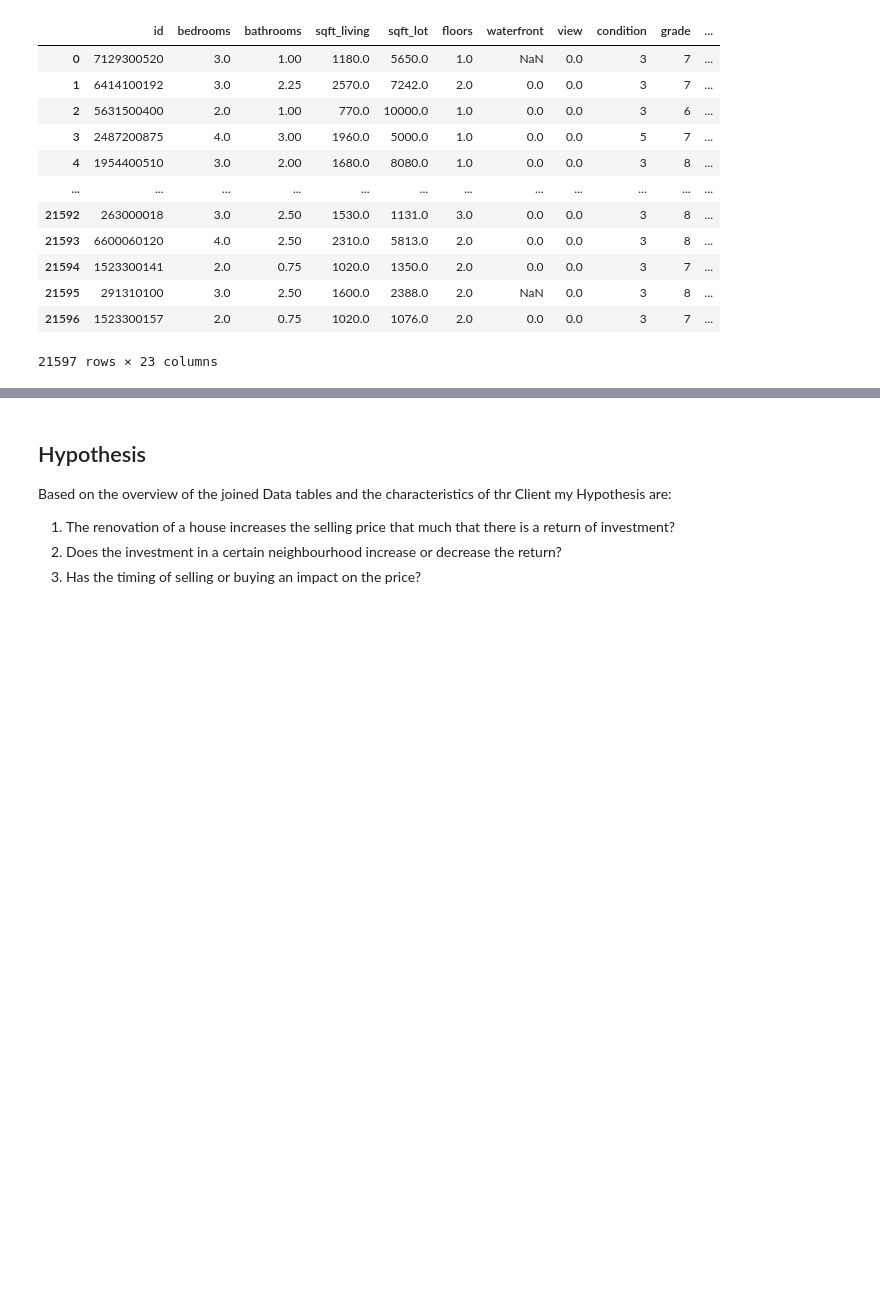
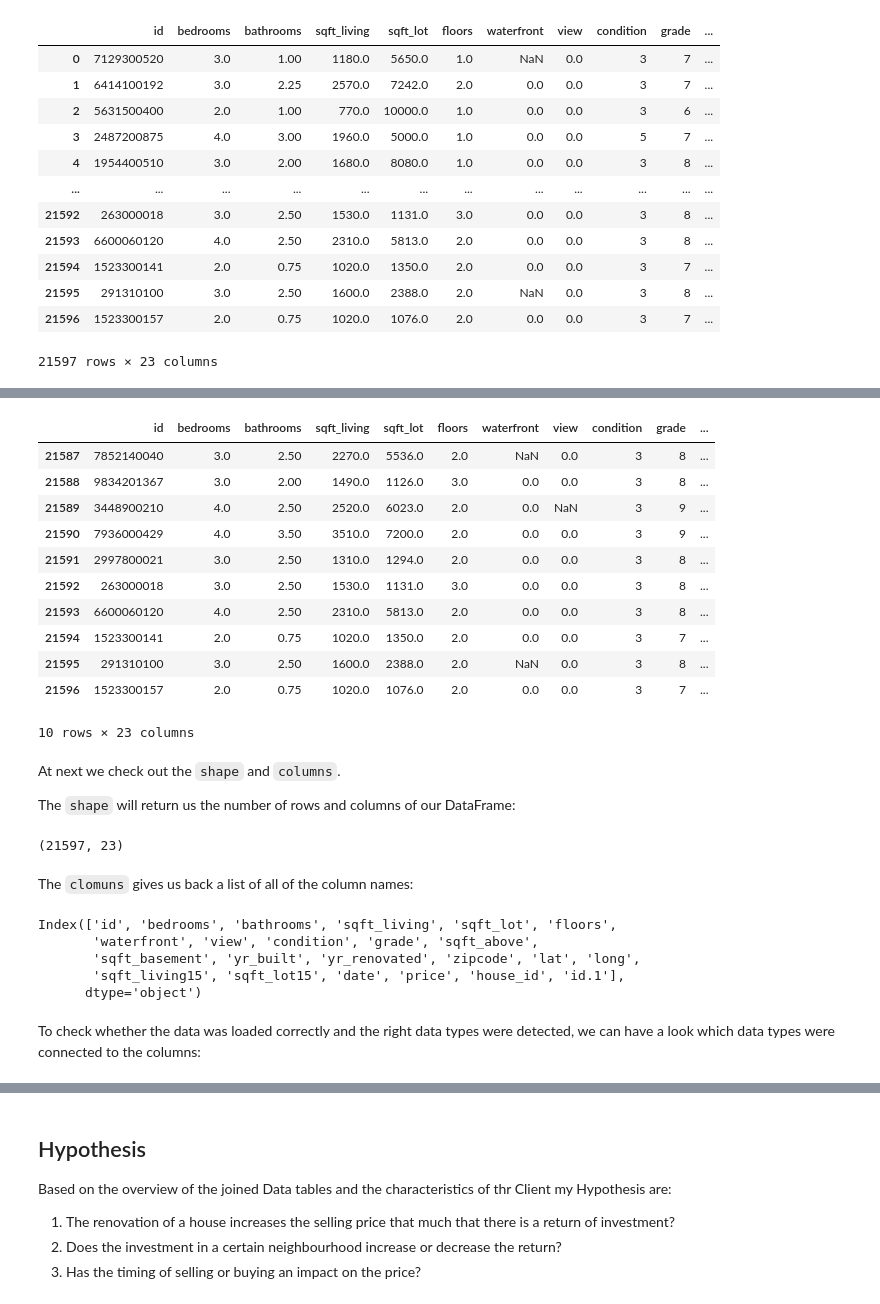
Before and after one commit to S3B3C/EDA-project_Housing, a Jupyter notebook: EDA.ipynb, the cells around one changed output, grey strips where cells are left out. Drawn from its saved outputs; the diff is of its cells as text; code cells hidden in the pictures; blank space fills up the shorter version.

```diff
--- a/EDA.ipynb
+++ b/EDA.ipynb
@@ -137,0 +161,35 @@ Get overviwe of data by examining usuals suspects
+# %%
+df2.tail(10)
+# %% [output]
+|  | id | bedrooms | bathrooms | sqft_living | sqft_lot | floors | waterfront | view | condition | grade | ... |
+| 21587 | 7852140040 | 3.0 | 2.50 | 2270.0 | 5536.0 | 2.0 | NaN | 0.0 | 3 | 8 | ... |
+| 21588 | 9834201367 | 3.0 | 2.00 | 1490.0 | 1126.0 | 3.0 | 0.0 | 0.0 | 3 | 8 | ... |
+| 21589 | 3448900210 | 4.0 | 2.50 | 2520.0 | 6023.0 | 2.0 | 0.0 | NaN | 3 | 9 | ... |
+| 21590 | 7936000429 | 4.0 | 3.50 | 3510.0 | 7200.0 | 2.0 | 0.0 | 0.0 | 3 | 9 | ... |
+| 21591 | 2997800021 | 3.0 | 2.50 | 1310.0 | 1294.0 | 2.0 | 0.0 | 0.0 | 3 | 8 | ... |
+| 21592 | 263000018 | 3.0 | 2.50 | 1530.0 | 1131.0 | 3.0 | 0.0 | 0.0 | 3 | 8 | ... |
+| 21593 | 6600060120 | 4.0 | 2.50 | 2310.0 | 5813.0 | 2.0 | 0.0 | 0.0 | 3 | 8 | ... |
+| 21594 | 1523300141 | 2.0 | 0.75 | 1020.0 | 1350.0 | 2.0 | 0.0 | 0.0 | 3 | 7 | ... |
+| 21595 | 291310100 | 3.0 | 2.50 | 1600.0 | 2388.0 | 2.0 | NaN | 0.0 | 3 | 8 | ... |
+| 21596 | 1523300157 | 2.0 | 0.75 | 1020.0 | 1076.0 | 2.0 | 0.0 | 0.0 | 3 | 7 | ... |
+10 rows × 23 columns
+# %% [markdown]
+At next we check out the `shape` and `columns`.
+
+The `shape` will return us the number of rows and columns of our DataFrame:
+# %%
+df2.shape
+# %% [output]
+(21597, 23)
+# %% [markdown]
+The `clomuns` gives us back a list of all of the column names:
+# %%
+df2.columns
+# %% [output]
+Index(['id', 'bedrooms', 'bathrooms', 'sqft_living', 'sqft_lot', 'floors',
+       'waterfront', 'view', 'condition', 'grade', 'sqft_above',
+       'sqft_basement', 'yr_built', 'yr_renovated', 'zipcode', 'lat', 'long',
+       'sqft_living15', 'sqft_lot15', 'date', 'price', 'house_id', 'id.1'],
+      dtype='object')
+# %% [markdown]
+To check whether the data was loaded correctly and the right data types were detected, we can have a look which data types were connected to the columns:
```
Also changed, not shown: parts of 17 cells of this notebook.
